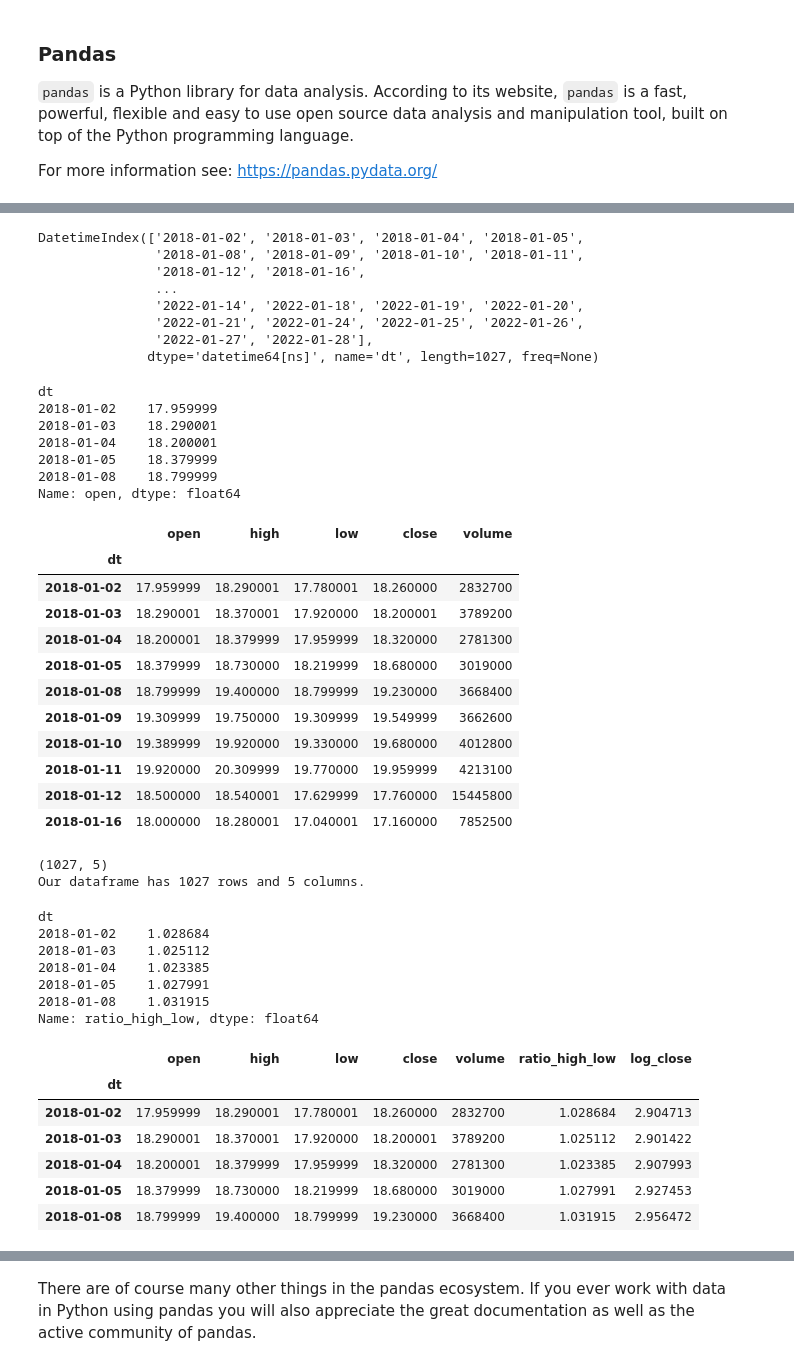
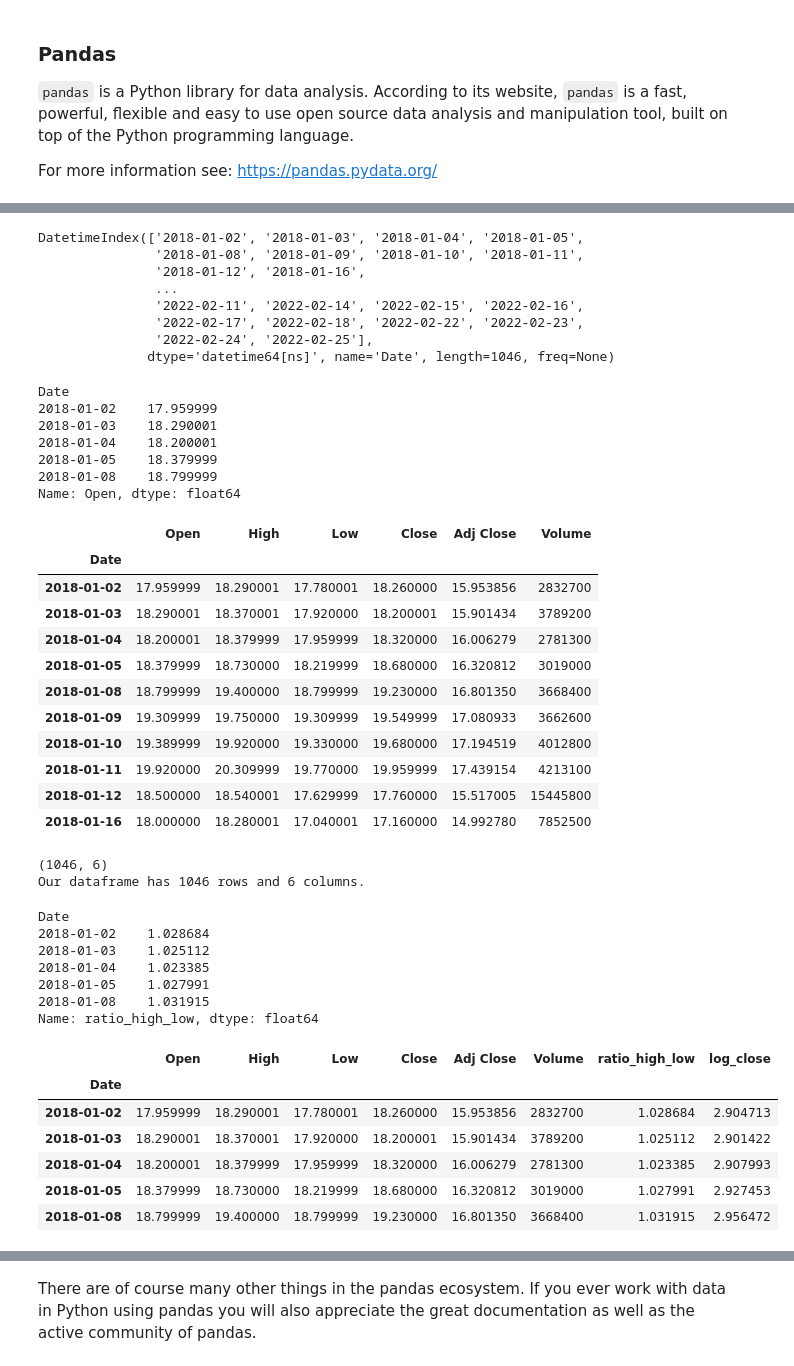
Before and after one commit to ulrichwohak/pythonTutorial, a Jupyter notebook: 05 Python packages and other cool stuff.ipynb, the cells around one changed output, grey strips where cells are left out. Saved outputs shown, nothing was run; the diff lists cells and outputs as text; code cells hidden in the pictures.

```diff
--- a/05 Python packages and other cool stuff.ipynb
+++ b/05 Python packages and other cool stuff.ipynb
@@ -112,10 +112,10 @@ df.head()
 # Let's use actual data rather some randomly generated numbers.
 # We can get some data on stock prices using the package fastquant.
 # We want to import only one function from fastquant
-from fastquant import get_stock_data
+import yfinance as yf
 
 # Grab time-series data for GameStop ($GME)
-df = get_stock_data('GME', '2018-01-01', '2022-02-28')
+df = yf.download('GME', start='2018-01-01', end='2022-02-28')
 
 print(type(df))
 # %% [output]
@@ -167,50 +153,50 @@ DatetimeIndex(['2018-01-02', '2018-01-03', '2018-01-04', '2018-01-05',
                '2018-01-08', '2018-01-09', '2018-01-10', '2018-01-11',
                '2018-01-12', '2018-01-16',
                ...
-               '2022-01-14', '2022-01-18', '2022-01-19', '2022-01-20',
-               '2022-01-21', '2022-01-24', '2022-01-25', '2022-01-26',
-               '2022-01-27', '2022-01-28'],
-              dtype='datetime64[ns]', name='dt', length=1027, freq=None)
+               '2022-02-11', '2022-02-14', '2022-02-15', '2022-02-16',
+               '2022-02-17', '2022-02-18', '2022-02-22', '2022-02-23',
+               '2022-02-24', '2022-02-25'],
+              dtype='datetime64[ns]', name='Date', length=1046, freq=None)
 # %%
 # We can grab single columns from the pd.DataFrame
-df['open'].head()
+df['Open'].head()
 # %% [output]
-dt
+Date
 2018-01-02    17.959999
 2018-01-03    18.290001
 2018-01-04    18.200001
 2018-01-05    18.379999
 2018-01-08    18.799999
-Name: open, dtype: float64
+Name: Open, dtype: float64
 # %%
 # We can slice rows
 df[0:10] # by row number
 # %% [output]
-|  | open | high | low | close | volume |
-| dt |  |  |  |  |  |
-| 2018-01-02 | 17.959999 | 18.290001 | 17.780001 | 18.260000 | 2832700 |
-| 2018-01-03 | 18.290001 | 18.370001 | 17.920000 | 18.200001 | 3789200 |
-| 2018-01-04 | 18.200001 | 18.379999 | 17.959999 | 18.320000 | 2781300 |
-| 2018-01-05 | 18.379999 | 18.730000 | 18.219999 | 18.680000 | 3019000 |
-| 2018-01-08 | 18.799999 | 19.400000 | 18.799999 | 19.230000 | 3668400 |
-| 2018-01-09 | 19.309999 | 19.750000 | 19.309999 | 19.549999 | 3662600 |
-| 2018-01-10 | 19.389999 | 19.920000 | 19.330000 | 19.680000 | 4012800 |
-| 2018-01-11 | 19.920000 | 20.309999 | 19.770000 | 19.959999 | 4213100 |
-| 2018-01-12 | 18.500000 | 18.540001 | 17.629999 | 17.760000 | 15445800 |
-| 2018-01-16 | 18.000000 | 18.280001 | 17.040001 | 17.160000 | 7852500 |
+|  | Open | High | Low | Close | Adj Close | Volume |
+| Date |  |  |  |  |  |  |
+| 2018-01-02 | 17.959999 | 18.290001 | 17.780001 | 18.260000 | 15.953856 | 2832700 |
+| 2018-01-03 | 18.290001 | 18.370001 | 17.920000 | 18.200001 | 15.901434 | 3789200 |
+| 2018-01-04 | 18.200001 | 18.379999 | 17.959999 | 18.320000 | 16.006279 | 2781300 |
+| 2018-01-05 | 18.379999 | 18.730000 | 18.219999 | 18.680000 | 16.320812 | 3019000 |
+| 2018-01-08 | 18.799999 | 19.400000 | 18.799999 | 19.230000 | 16.801350 | 3668400 |
+| 2018-01-09 | 19.309999 | 19.750000 | 19.309999 | 19.549999 | 17.080933 | 3662600 |
+| 2018-01-10 | 19.389999 | 19.920000 | 19.330000 | 19.680000 | 17.194519 | 4012800 |
+| 2018-01-11 | 19.920000 | 20.309999 | 19.770000 | 19.959999 | 17.439154 | 4213100 |
+| 2018-01-12 | 18.500000 | 18.540001 | 17.629999 | 17.760000 | 15.517005 | 15445800 |
+| 2018-01-16 | 18.000000 | 18.280001 | 17.040001 | 17.160000 | 14.992780 | 7852500 |
 # %%
 # Check out dimensions
 print(df.shape)
-print('Our dataframe has {} rows and {} columns.'.format(df.shape[0], df.shape[1]))
+print(f'Our dataframe has {df.shape[0]} rows and {df.shape[1]} columns.')
 # %% [output]
-(1027, 5)
-Our dataframe has 1027 rows and 5 columns.
+(1046, 6)
+Our dataframe has 1046 rows and 6 columns.
 # %%
 # We can add a column
-df['ratio_high_low'] = df.high / df.low
+df['ratio_high_low'] = df.High / df.Low
 df.ratio_high_low.head()
 # %% [output]
-dt
+Date
 2018-01-02    1.028684
 2018-01-03    1.025112
 2018-01-04    1.023385
@@ -219,15 +205,15 @@ dt
 Name: ratio_high_low, dtype: float64
 # %%
 # We can transform our data
-df['log_close'] = df['close'].apply(np.log)
+df['log_close'] = df['Close'].apply(np.log)
 df.head()
 # %% [output]
-|  | open | high | low | close | volume | ratio_high_low | log_close |
-| dt |  |  |  |  |  |  |  |
-| 2018-01-02 | 17.959999 | 18.290001 | 17.780001 | 18.260000 | 2832700 | 1.028684 | 2.904713 |
-| 2018-01-03 | 18.290001 | 18.370001 | 17.920000 | 18.200001 | 3789200 | 1.025112 | 2.901422 |
-| 2018-01-04 | 18.200001 | 18.379999 | 17.959999 | 18.320000 | 2781300 | 1.023385 | 2.907993 |
-| 2018-01-05 | 18.379999 | 18.730000 | 18.219999 | 18.680000 | 3019000 | 1.027991 | 2.927453 |
-| 2018-01-08 | 18.799999 | 19.400000 | 18.799999 | 19.230000 | 3668400 | 1.031915 | 2.956472 |
+|  | Open | High | Low | Close | Adj Close | Volume | ratio_high_low | log_close |
+| Date |  |  |  |  |  |  |  |  |
+| 2018-01-02 | 17.959999 | 18.290001 | 17.780001 | 18.260000 | 15.953856 | 2832700 | 1.028684 | 2.904713 |
+| 2018-01-03 | 18.290001 | 18.370001 | 17.920000 | 18.200001 | 15.901434 | 3789200 | 1.025112 | 2.901422 |
+| 2018-01-04 | 18.200001 | 18.379999 | 17.959999 | 18.320000 | 16.006279 | 2781300 | 1.023385 | 2.907993 |
+| 2018-01-05 | 18.379999 | 18.730000 | 18.219999 | 18.680000 | 16.320812 | 3019000 | 1.027991 | 2.927453 |
+| 2018-01-08 | 18.799999 | 19.400000 | 18.799999 | 19.230000 | 16.801350 | 3668400 | 1.031915 | 2.956472 |
 # %%
 # Here we want to pick up on lambda functions again. They can be used with the apply method
```
Also changed, not shown: parts of 7 cells of this notebook.
